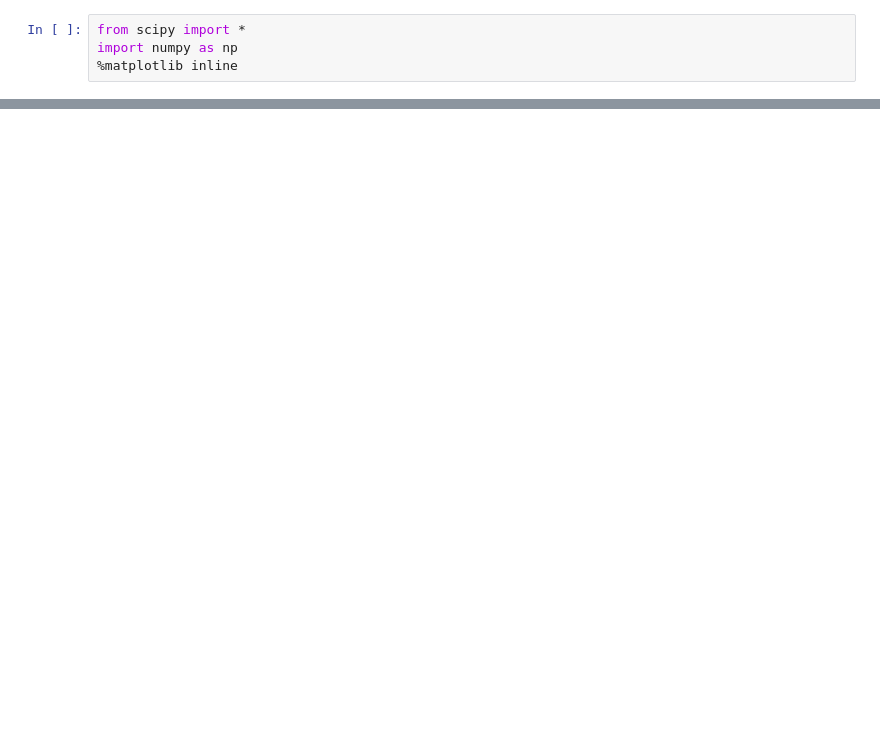
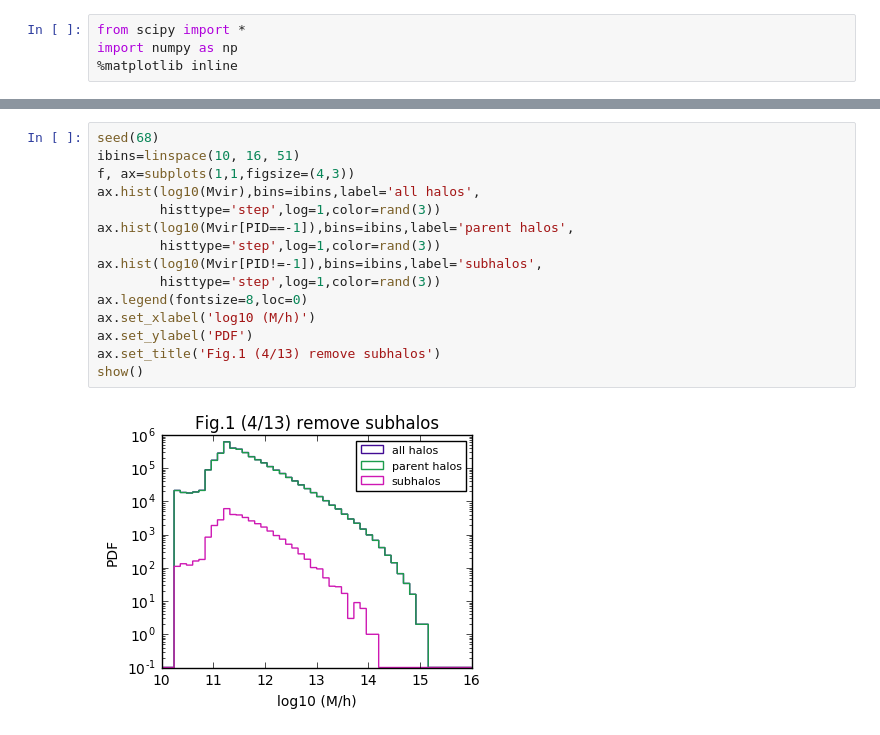
Before and after one commit to liuxx479/NUassemblybias, a Jupyter notebook: AB.ipynb, the cells around one changed output, grey strips where cells are left out. Saved outputs shown, nothing was run; the diff lists cells and outputs as text; blank space fills up the shorter version.

```diff
--- a/AB.ipynb
+++ b/AB.ipynb
@@ -12,3 +13,20 @@ logMbins14 = percentile(logM[(logM>=14.0) & (logM<15.5)], linspace(0,100,51))
 print unique(logMbins12).shape, unique(logMbins14).shape
 # %% [output]
 (101,) (51,)
+# %%
+seed(68)
+ibins=linspace(10, 16, 51)
+f, ax=subplots(1,1,figsize=(4,3))
+ax.hist(log10(Mvir),bins=ibins,label='all halos',
+        histtype='step',log=1,color=rand(3))
+ax.hist(log10(Mvir[PID==-1]),bins=ibins,label='parent halos',
+        histtype='step',log=1,color=rand(3))
+ax.hist(log10(Mvir[PID!=-1]),bins=ibins,label='subhalos',
+        histtype='step',log=1,color=rand(3))
+ax.legend(fontsize=8,loc=0)
+ax.set_xlabel('log10 (M/h)')
+ax.set_ylabel('PDF')
+ax.set_title('Fig.1 (4/13) remove subhalos')
+show()
+# %% [output]
+[figure, added]
```
Also changed, not shown: parts of 5 cells of this notebook.
